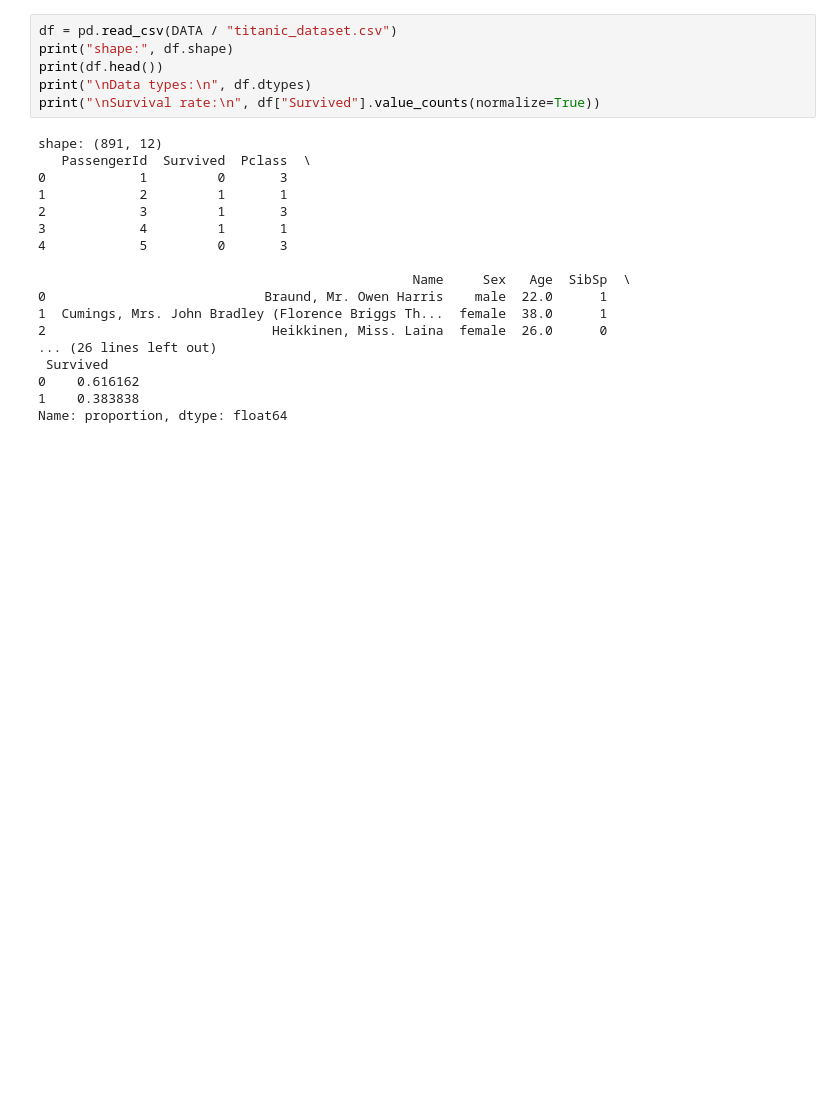
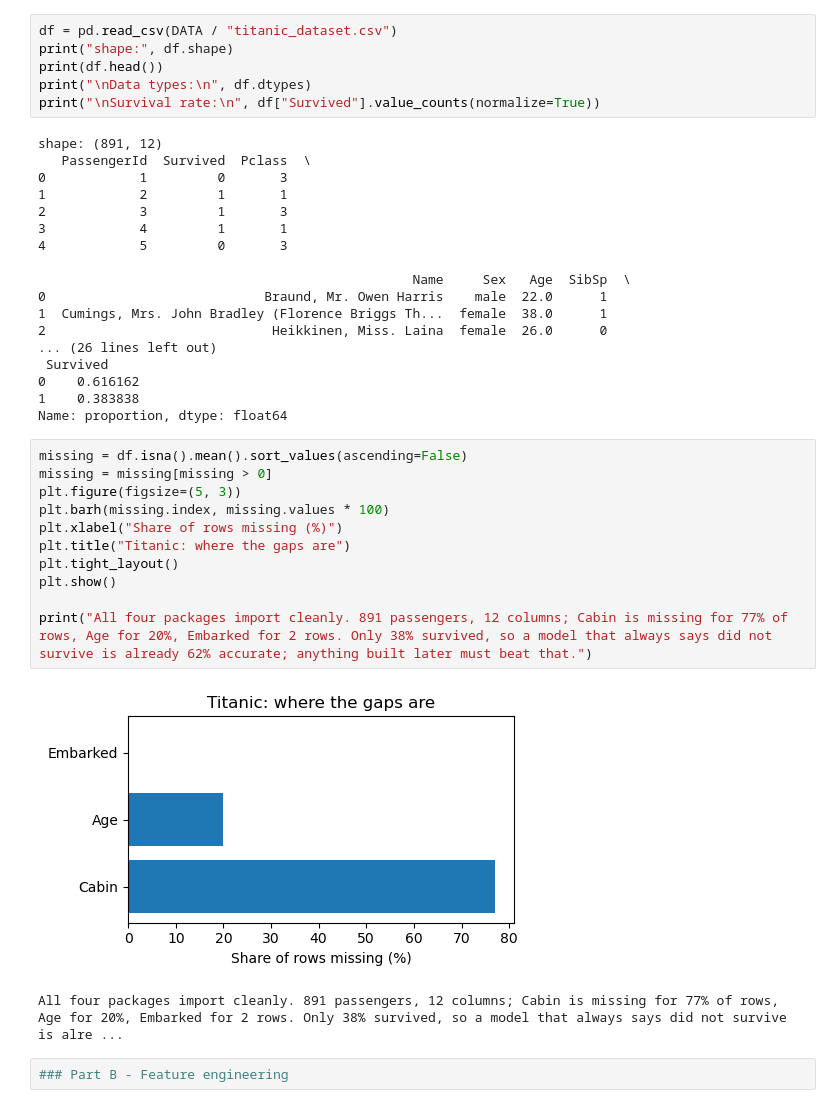
Before and after one commit to waihauuuuu/MACHINE-LEARNING, a Jupyter notebook: all_experiments/ML-lab01.ipynb, the cells around one changed output. Saved outputs shown, nothing was run; the diff lists cells and outputs as text; blank space fills up the shorter version.

```diff
--- a/all_experiments/ML-lab01.ipynb
+++ b/all_experiments/ML-lab01.ipynb
@@ -54,3 +56,19 @@ shape: (891, 12)
 0    0.616162
 1    0.383838
 Name: proportion, dtype: float64
+# %%
+missing = df.isna().mean().sort_values(ascending=False)
+missing = missing[missing > 0]
+plt.figure(figsize=(5, 3))
+plt.barh(missing.index, missing.values * 100)
+plt.xlabel("Share of rows missing (%)")
+plt.title("Titanic: where the gaps are")
+plt.tight_layout()
+plt.show()
+
+print("All four packages import cleanly. 891 passengers, 12 columns; Cabin is missing for 77% of rows, Age for 20%, Embarked for 2 rows. Only 38% survived, so a model that always says did not survive is already 62% accurate; anything built later must beat that.")
+# %% [output]
+[figure, added]
+All four packages import cleanly. 891 passengers, 12 columns; Cabin is missing for 77% of rows, Age for 20%, Embarked for 2 rows. Only 38% survived, so a model that always says did not survive is alre ...
+# %%
+### Part B - Feature engineering
```
Also changed, not shown: parts of 13 cells of this notebook.
